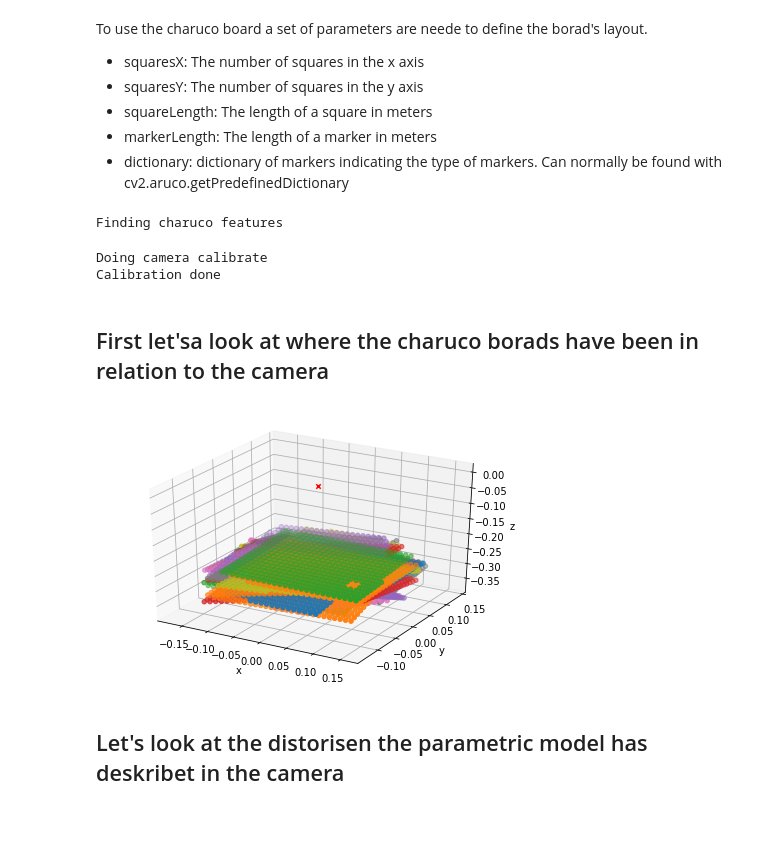
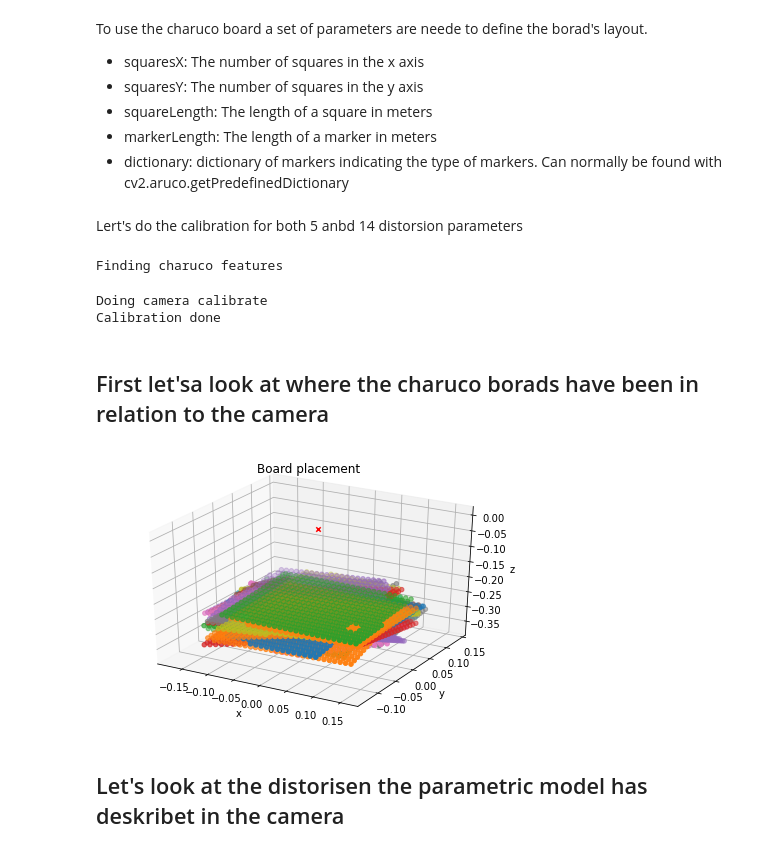
Before and after one commit to SimonLBSoerensen/Flexible-Camera-Calibration, a Jupyter notebook: Demos/FlexibleCameraCalibration.ipynb, the cells around one changed output. Drawn from its saved outputs; the diff is of its cells as text; code cells hidden in the pictures; blank space fills up the shorter version.

```diff
--- a/Demos/FlexibleCameraCalibration.ipynb
+++ b/Demos/FlexibleCameraCalibration.ipynb
@@ -94,26 +96,31 @@ squaresY = 19 # [#]
 squareLength = 0.01 # [m]
 markerLength = 0.0075 # [m]
 dictionary = cv2.aruco.getPredefinedDictionary(cv2.aruco.DICT_4X4_1000)
-# %%
-calibrate_retval, cameraMatrix, distCoeffs, rvecs, tvecs, stdDeviationsIntrinsics, stdDeviationsExtrinsics, \
-    perViewErrors, charucoCorners_all, charucoIds_all, markerCorners_all, armarkerIds_all, obj_points_all, board = parcc.calibrate_camera_charuco(gayscale_images, squaresX, squaresY,
-                                                                                                                                                  squareLength, markerLength, dictionary, verbose=1)
-# %% [output]
-Finding charuco features
-Doing camera calibrate
-Calibration done
+# %% [markdown]
+Lert's do the calibration for both 5 anbd 14 distorsion parameters
+# %%
+calibrate_retval_5dp, cameraMatrix_5dp, distCoeffs_5dp, rvecs_5dp, tvecs_5dp, stdDeviationsIntrinsics_5dp, stdDeviationsExtrinsics_5dp, \
+    perViewErrors_5dp, charucoCorners_all_5dp, charucoIds_all_5dp, markerCorners_all_5dp, armarkerIds_all_5dp, obj_points_all_5dp, _ = parcc.calibrate_camera_charuco(gayscale_images, squaresX, squaresY,
+                                                                                                                                                  squareLength, markerLength, dictionary, flags=0, verbose=0)
+
+calibrate_retval_14dp, cameraMatrix_14dp, distCoeffs_14dp, rvecs_14dp, tvecs_14dp, stdDeviationsIntrinsics_14dp, stdDeviationsExtrinsics_14dp, \
+    perViewErrors_14dp, charucoCorners_all_14dp, charucoIds_all_14dp, markerCorners_all_14dp, armarkerIds_all_14dp, obj_points_all_14dp, board = parcc.calibrate_camera_charuco(gayscale_images, squaresX, squaresY,
+                                                                                                                                                  squareLength, markerLength, dictionary, verbose=1)
+# %% [output]
+Finding charuco features
+Doing camera calibrate
+Calibration done
 # %%
 #calibrate_retval, cameraMatrix, distCoeffs, rvecs, tvecs, stdDeviationsIntrinsics, stdDeviationsExtrinsics, perViewErrors, charucoCorners_all, charucoIds_all, markerCorners_all, armarkerIds_all, obj_points_all = np.load("cail.npy", allow_pickle=True)
 # %% [markdown]
 ## First let'sa look at where the charuco borads have been in relation to the camera
 # %%
-plt.figure()
+fcc.Metrics.rtvecs_illustration.draw_rtvecs(rvecs_14dp, tvecs_14dp, obj_points_all_14dp)
 plt.title("Board placement")
-fcc.Metrics.rtvecs_illustration.draw_rtvecs(rvecs, tvecs, obj_points_all)
 plt.tight_layout()
 plt.show()
 # %% [output]
-[figure, old version]
+[figure, new version]
 # %% [markdown]
 ## Let's look at the distorisen the parametric model has deskribet in the camera
 # %% [markdown]
```
Also changed, not shown: parts of 11 cells of this notebook, 4 other files.
